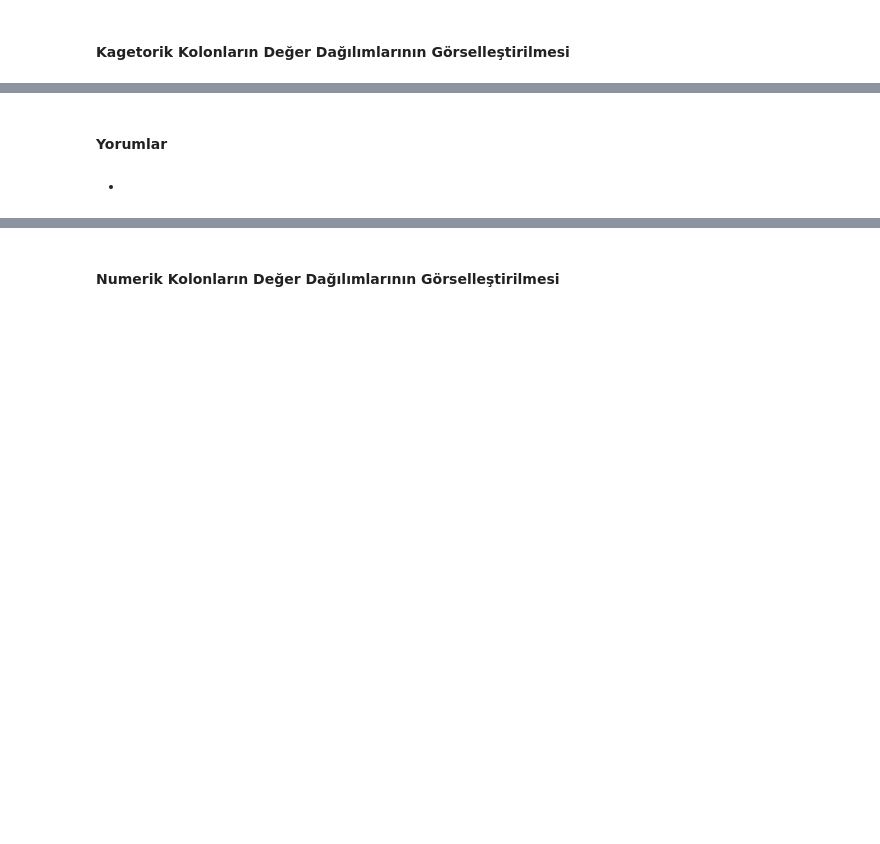
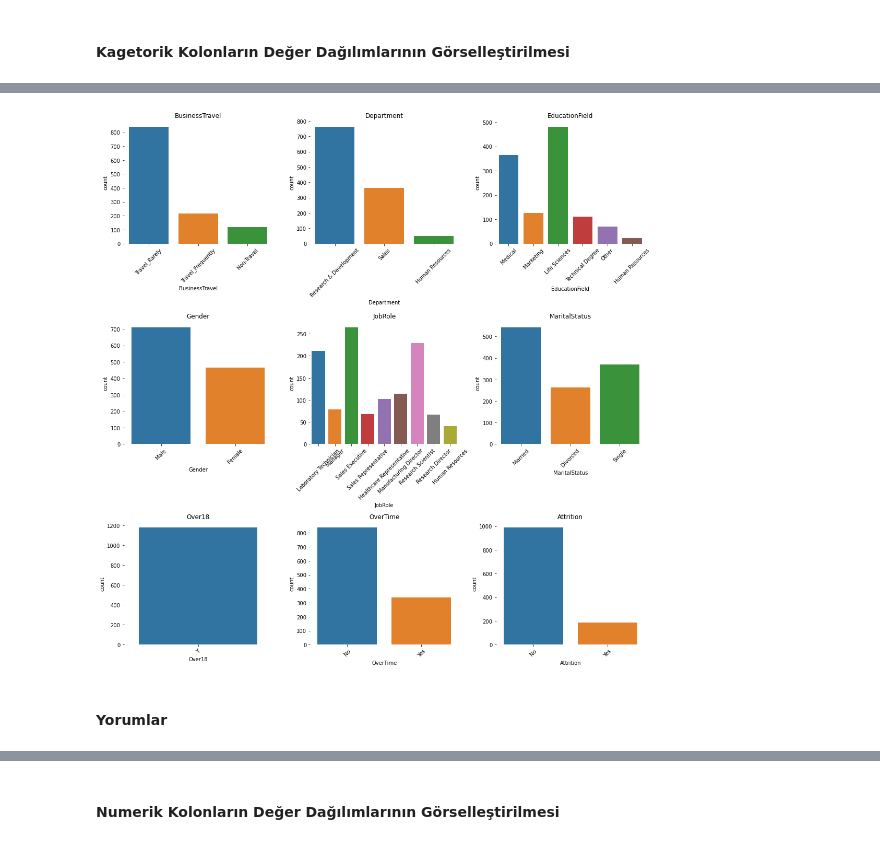
Before and after one commit to ersingundem/dsbootcamp2022-hr-attrition-prediction-project-ersingundem, a Jupyter notebook: Project Template.ipynb, the cells around one changed output, grey strips where cells are left out. Saved outputs shown, nothing was run; the diff lists cells and outputs as text; code cells hidden in the pictures; blank space fills up the shorter version.

```diff
--- a/Project Template.ipynb
+++ b/Project Template.ipynb
@@ -193,0 +217,5 @@ train.describe()
+# %%
+for i in range(0, len(train.columns), 2):
+    print()
+    subcolumns = train.columns[i: min(len(train.columns),i+2)]
+    print(train[subcolumns].describe(include = 'all'))
@@ -201,3 +247,10 @@ train.describe(include = ["O"])
 | unique | 3 | 3 | 6 | 2 | 9 | 3 | 1 | 2 | ... |
 | top | Travel_Rarely | Research & Development | Life Sciences | Male | Sales Executive | Married | Y | No | ... |
 | freq | 841 | 764 | 482 | 711 | 265 | 543 | 1176 | 837 | ... |
+# %%
+cat_features = ["BusinessTravel", "Department", "EducationField", "Gender", "JobRole", "MaritalStatus", "Over18", "OverTime", "Attrition"]
+
+for feature in cat_features:
+    print(feature)
+    print(train[feature].value_counts())
+    print()
@@ -237,3 +315,6 @@ Yaptığınız ilk gözlemler sonucunda yaptığınız varsayımları açıklay
 ## Veri Analizi ve Görselleştirmeleri
 # %% [markdown]
 ### Univariate Analysis
+# %%
+cat_features = ["BusinessTravel", "Department", "EducationField", "Gender", "JobRole", "MaritalStatus", "Over18", "OverTime", "Attrition"]
+numeric_features = list(set(train.columns) - set(cat_features))
@@ -252,4 +348,21 @@ sns.countplot(x="Department", data=train)
+# %%
+num_rows = 3
+num_cols = 3
+fig, ax = plt.subplots(num_cols, num_rows, figsize=(15, 15))
+row = -1
+for i in range(num_rows * num_cols):
+    col = i % num_cols
+    if col == 0:
+        row += 1
+    if i < len(cat_features):
+        feature = cat_features[i]
+        plot = sns.countplot(x=feature, data=train, ax=ax[row,col])
+        plot.set_title(feature)
+        plot.set_xticklabels(plot.get_xticklabels(),rotation = 45)
+        sns.despine(left=True, bottom=True)
+
+fig.tight_layout()
+# %% [output]
+[figure, added]
 # %% [markdown]
 #### Yorumlar
-# %% [markdown]
--
```
Also changed, not shown: parts of 166 cells of this notebook, 1 other file.
